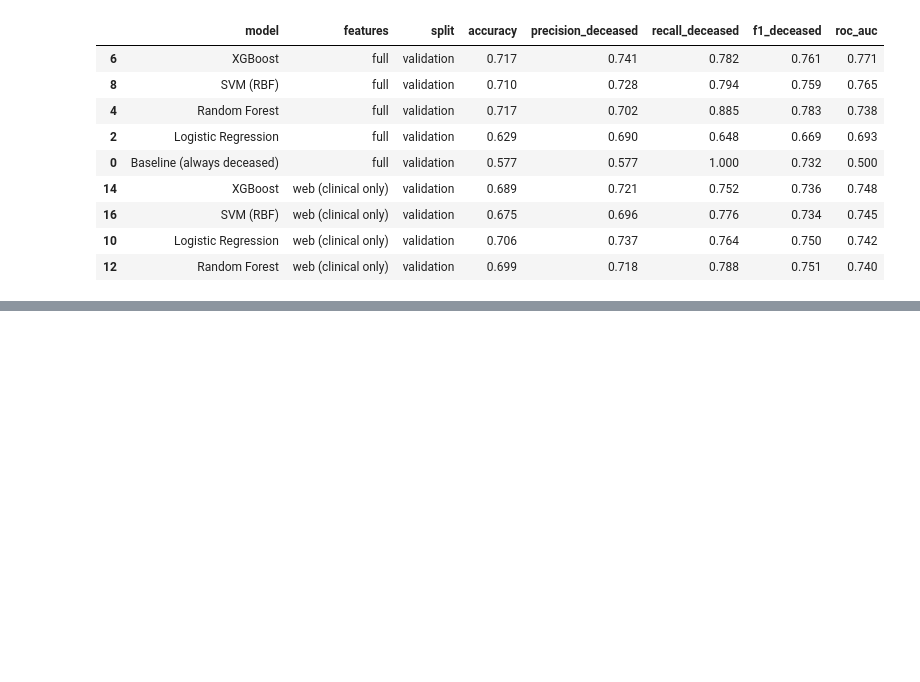
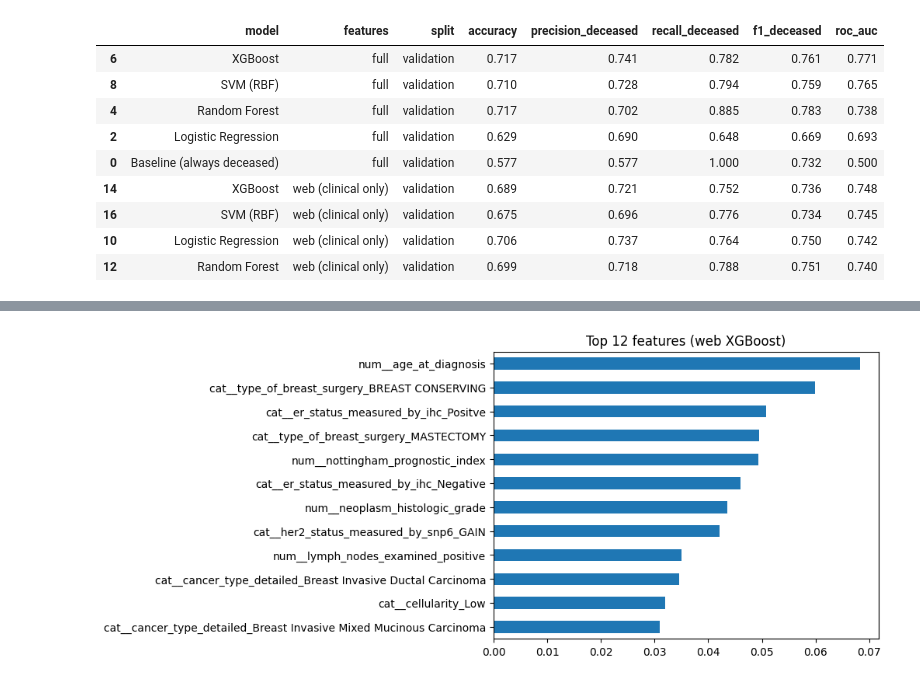
Before and after one commit to ParthHarde/breast-cancer-project, a Jupyter notebook: metabric/01_metabric_data.ipynb, the cells around one changed output, grey strips where cells are left out. Cells and saved outputs as stored; diff of their text form; code cells hidden in the pictures; blank space fills up the shorter version.

```diff
--- a/metabric/01_metabric_data.ipynb
+++ b/metabric/01_metabric_data.ipynb
@@ -527,0 +871,7 @@ res.to_csv(f"{BASE}/results/validation_results_day1.csv", index=False)
+# %%
+names = preprocessor_web.get_feature_names_out()
+imp = pd.Series(models_web["XGBoost"].feature_importances_, index=names).sort_values(ascending=False).head(12)
+imp.plot(kind="barh", title="Top 12 features (web XGBoost)")
+plt.gca().invert_yaxis(); plt.show()
+# %% [output]
+[figure, added]
```
Also changed, not shown: parts of 20 cells of this notebook.
